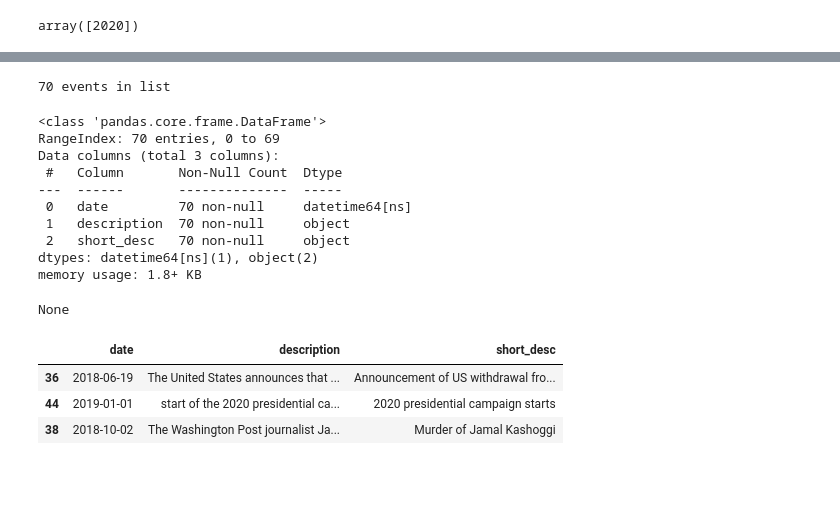
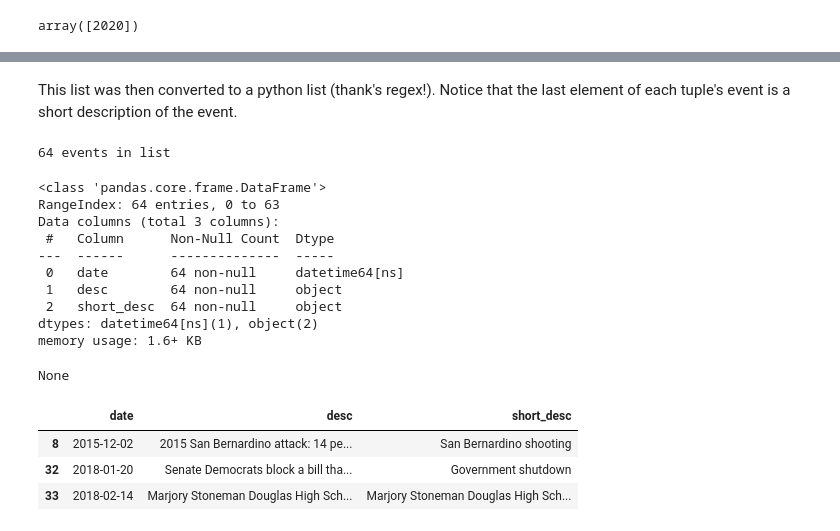
Before and after one commit to epfl-ada/ada-2021-project-apa, a Jupyter notebook: events_dataset.ipynb, the cells around one changed output, grey strips where cells are left out. Saved outputs shown, nothing was run; the diff lists cells and outputs as text; code cells hidden in the pictures; blank space fills up the shorter version.

Commit message:
cleaned events_dataset notebook

```diff
--- a/events_dataset.ipynb
+++ b/events_dataset.ipynb
@@ -175,3 +308,5 @@ https://en.wikipedia.org/wiki/2020_in_United_States_politics_and_government
+# %% [markdown]
+This list was then converted to a python list (thank's regex!). Notice that the last element of each tuple's event is a short description of the event.
 # %%
 l_2015 = [
     ("2015 March 25","Indiana Governor Mike Pence signs Indiana SB 101 into law, prompting a national debate over religious freedom and LGBT rights. After a week of public outcry, the law is modified and similar bills in Arkansas, North Carolina, Georgia, and North Dakota fail to pass their state legislatures.", "LGBT debate"),
@@ -247,42 +382,38 @@ l_2020 = [
     ("2020 January 14 ","The seventh Democratic presidential debate is held in Des Moines, Iowa. Six candidates participate.", "Seventh Democratic debate"),
     ("2020 January 16 ","The impeachment trial of President Donald Trump begins in the U.S. Senate.", "First impeachment trial begins"),
     ("2020 January 21 ","COVID-19 pandemic: The first case of COVID-19 in the United States is confirmed by the Centers for Disease Control and Prevention (CDC).", "First case of COVID-19 discovered in the US"),
-    ("2020 february 5 ","The impeachment trial of President Donald Trump concludes with the Senate voting 52–48 to acquit on the first article of impeachment and 53–47 on the second charge. Utah Senator Mitt Romney becomes the first ever senator to vote to remove a president of their own political party.", "Trumps acquitted"),
-    ("2020 April 22 ","COVID-19 pandemic: President Trump signs an immigration executive order halting the issuance of certain green cards for 60 days.", "Harder immigration policy"),
-    ("2020 May 25 ","Minneapolis police officer Derek Chauvin murders George Floyd, 46, by kneeling on his neck, as three other officers watch. Video of the incident goes viral and the four officers are subsequently fired.", "Start of George Floyd protests"),
-    ("2020 September 26 ","President Trump nominates Seventh Circuit Court of Appeals Judge Amy Coney Barrett to fill the vacant Supreme Court seat following the death of Judge Ruth Bader Ginsburg.", "Trump nominates new Federal judge"),
-    ("2020 November 3 ","presidential election", "2020 president election"),
-    ("2020 November 4 ","The United States formally withdraws from the Paris Agreement.", "US officially withdraw from Paris Agreement"),
-    ("2020 November 7 ","Joe biden won the election", "Joe Biden victory"),
+    ("2020 february 5 ","The impeachment trial of President Donald Trump concludes with the Senate voting 52–48 to acquit on the first article of impeachment and 53–47 on the second charge. Utah Senator Mitt Romney becomes the first ever senator to vote to remove a president of their own political party.", "Trump acquitted"),
 ]
 # %%
+# Aggregate everything in a single list
 events_lst = []
 for lst in [l_2015, l_2016, l_2017, l_2018, l_2019, l_2020]:
     [events_lst.append(event) for event in lst]
 print(len(events_lst), "events in list")
 # %% [output]
-70 events in list
+64 events in list
 # %%
-events = pd.DataFrame(events_lst, columns=["date", "description", "short_desc"])
+# Transform to dataframe
+events = pd.DataFrame(events_lst, columns=["date", "desc", "short_desc"])
 events["date"] = pd.to_datetime(events["date"])
 display(events.info())
 display(events.sample(3))
 # %% [output]
 <class 'pandas.core.frame.DataFrame'>
-RangeIndex: 70 entries, 0 to 69
+RangeIndex: 64 entries, 0 to 63
 Data columns (total 3 columns):
- #   Column       Non-Null Count  Dtype
----  ------       --------------  -----
- 0   date         70 non-null     datetime64[ns]
- 1   description  70 non-null     object
- 2   short_desc   70 non-null     object
+ #   Column      Non-Null Count  Dtype
+---  ------      --------------  -----
+ 0   date        64 non-null     datetime64[ns]
+ 1   desc        64 non-null     object
+ 2   short_desc  64 non-null     object
 dtypes: datetime64[ns](1), object(2)
-memory usage: 1.8+ KB
+memory usage: 1.6+ KB
 None
-|  | date | description | short_desc |
-| 36 | 2018-06-19 | The United States announces that ... | Announcement of US withdrawal fro... |
-| 44 | 2019-01-01 | start of the 2020 presidential ca... | 2020 presidential campaign starts |
-| 38 | 2018-10-02 | The Washington Post journalist Ja... | Murder of Jamal Kashoggi |
+|  | date | desc | short_desc |
+| 8 | 2015-12-02 | 2015 San Bernardino attack: 14 pe... | San Bernardino shooting |
+| 32 | 2018-01-20 | Senate Democrats block a bill tha... | Government shutdown |
+| 33 | 2018-02-14 | Marjory Stoneman Douglas High Sch... | Marjory Stoneman Douglas High Sch... |
 # %%
 # Save as csv
 events.to_csv(os.path.join(EVENTS_PATH, "events.csv"))
```
Also changed, not shown: parts of 22 cells of this notebook, 5 other files.
